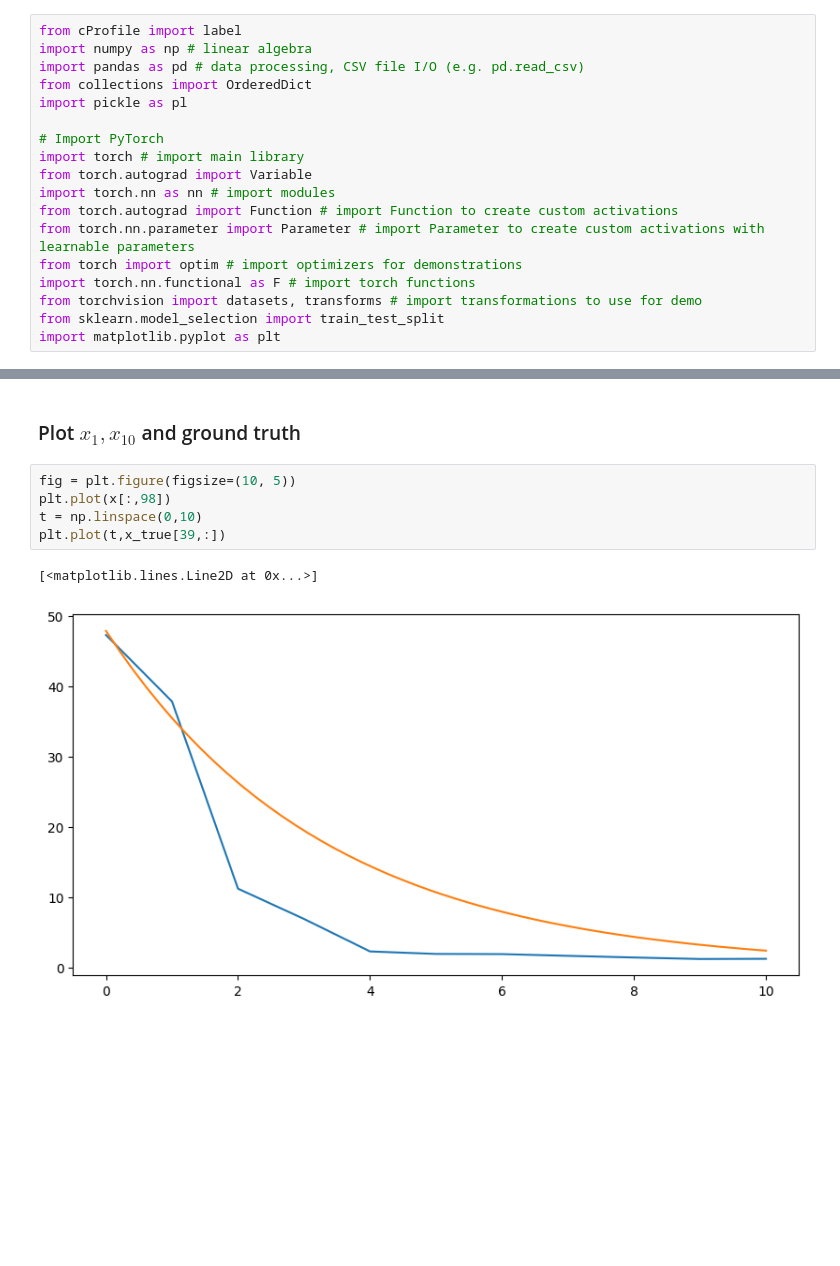
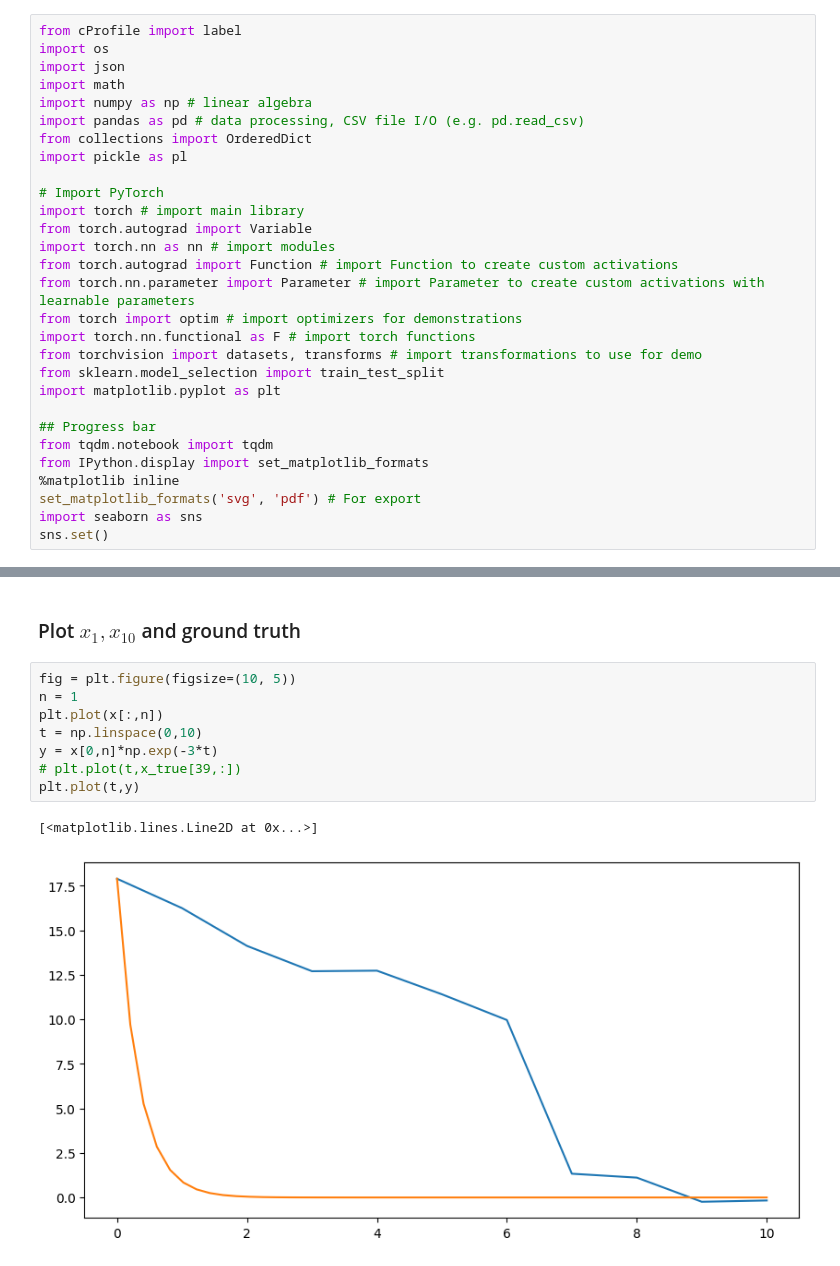
Before and after one commit to JackHanUTSA/AF, a Jupyter notebook: NN_Sequential-Model.ipynb, the cells around one changed output, grey strips where cells are left out. Saved outputs shown, nothing was run; the diff lists cells and outputs as text; blank space fills up the shorter version.

```diff
--- a/NN_Sequential-Model.ipynb
+++ b/NN_Sequential-Model.ipynb
@@ -1,5 +1,8 @@
 # %%
 from cProfile import label
+import os
+import json
+import math
 import numpy as np # linear algebra
 import pandas as pd # data processing, CSV file I/O (e.g. pd.read_csv)
 from collections import OrderedDict
@@ -16,3 +19,11 @@ import torch.nn.functional as F # import torch functions
 from torchvision import datasets, transforms # import transformations to use for demo
 from sklearn.model_selection import train_test_split
 import matplotlib.pyplot as plt
+
+## Progress bar
+from tqdm.notebook import tqdm
+from IPython.display import set_matplotlib_formats
+%matplotlib inline
+set_matplotlib_formats('svg', 'pdf') # For export
+import seaborn as sns
+sns.set()
@@ -325,9 +505,12 @@ plt.plot(x[0,:])
 ### Plot $x_1, x_{10}$ and ground truth
 # %%
 fig = plt.figure(figsize=(10, 5))
-plt.plot(x[:,98])
+n = 1
+plt.plot(x[:,n])
 t = np.linspace(0,10)
-plt.plot(t,x_true[39,:])
+y = x[0,n]*np.exp(-3*t)
+# plt.plot(t,x_true[39,:])
+plt.plot(t,y)
 # %% [output]
 [<matplotlib.lines.Line2D at 0x...>]
-[figure, old version]
+[figure, new version]
```
Also changed, not shown: parts of 14 cells of this notebook, 9 other files.
